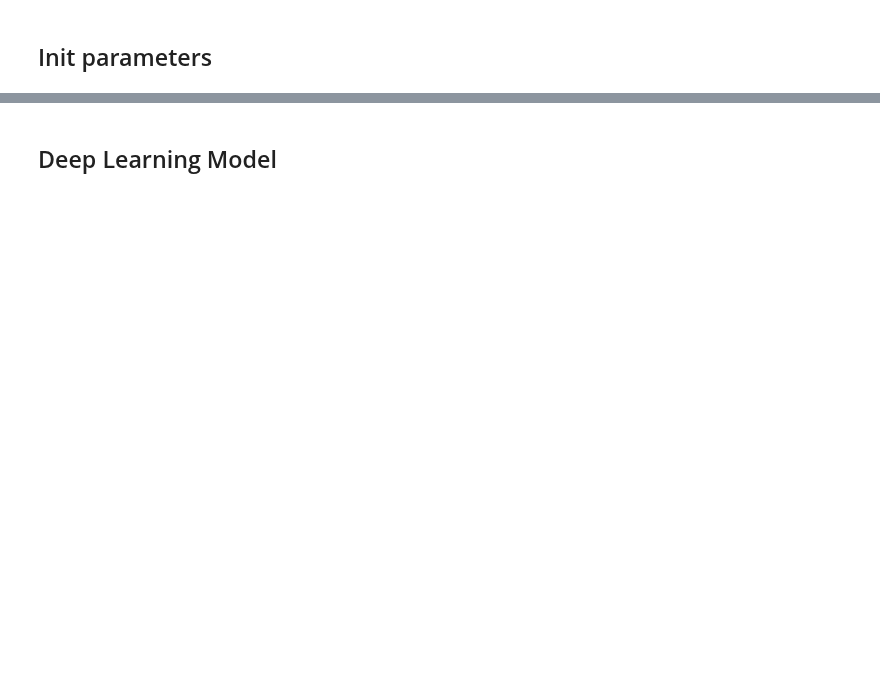
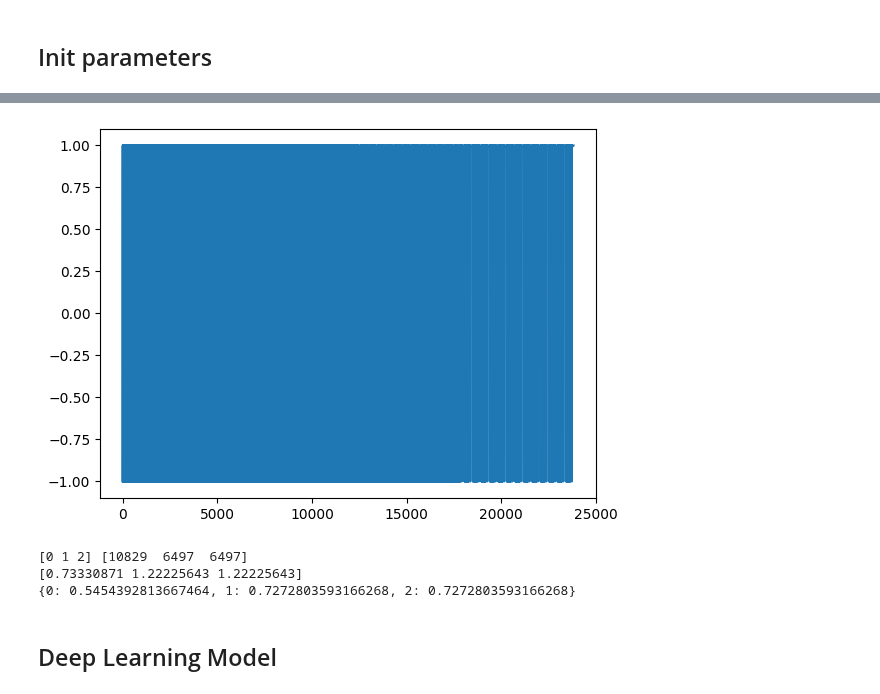
Before and after one commit to brunoodutra/Time_Series_Forecast, a Jupyter notebook: finance/AI/Classifcation/Experiments/Cryptos/deep_trade_crypto_classification_1D.ipynb, the cells around one changed output, grey strips where cells are left out. Drawn from its saved outputs; the diff is of its cells as text; code cells hidden in the pictures; blank space fills up the shorter version.

```diff
--- a/finance/AI/Classifcation/Experiments/Cryptos/deep_trade_crypto_classification_1D.ipynb
+++ b/finance/AI/Classifcation/Experiments/Cryptos/deep_trade_crypto_classification_1D.ipynb
@@ -46,7 +56,7 @@ features_indicators=[ 'Close', 'Open', 'High', 'Low', 'Volume','Volume_log',
 #features_indicators=['SCP', 'RSI_14', 'Williams_R', 'MFI','MACD']
 
 
-features_indicators=['Close','SCP', 'RSI_14', 'Williams_R', 'MFI','MACD',
+features_indicators=['SCP', 'RSI_14', 'Williams_R', 'MFI','MACD',
                      'EMA9', 'EMA20', 'EMA50', 'EMA100', 'EMA200', 'MA111', 'MA350',
                      'Bollinger_Bands_Upper', 'Bollinger_Bands_Middle', 'Bollinger_Bands_Lower',
                      'CCI',  'ROC', 'Chaikin_Money_Flow']
@@ -72,3 +81,13 @@ trade=['Hold','Buy','Sell']
 # model parameters
 input_shape = (lookback, len(features_indicators))
 n_classes = len(trade)
+# %%
+SHD=scrapingHistoricalData()
+date_now = datetime.date.today()
+cryptos_df = SHD.get_crypto_historical_data(['BTC'], '4h', '2018-01-01', date_now.strftime('%Y-%m-%d'))
+
+split_data=FeaturesDataGenerator().split_data
+X_train, X_val, T_train, T_val=split_data(cryptos_df['Close'].values, cryptos_df['Date'], factor=0.80)
+X_val, X_test, T_val, T_test=split_data(X_val.T, T_val, factor=0.5)
+
+X_data_gen_train = FeaturesDataGenerator(cryptos_df[cryptos_df['Date'].isin(T_train)].iloc[:,:], datatype='2D', predict_type='both', lookback = lookback, pred_days = pred_days, buy_sell_threshold=buy_sell_threshold, shuffle= shuffle, batch_size=batch_size, selected_features = features_indicators, data_augmentation=data_augmentation, min_max_norm_features=[min_norm, max_norm])
@@ -75,2 +102,26 @@ n_classes = len(trade)
+# %%
+plt.plot(X_data_gen_train.features[:,-1,0])
+plt.show()
+# %% [output]
+[figure, added]
+# %%
+Y_train_categorical=np.argmax(X_data_gen_train.y_classification,axis=1)
+
+n_classes, counts=np.unique(Y_train_categorical, return_counts=True)
+print(n_classes, counts)
+output_class_weights = class_weight.compute_class_weight('balanced', classes=n_classes, y=np.argmax(X_data_gen_train.y_classification,axis=1))
+
+print(output_class_weights)
+
+# Formula used - Naive method where
+# weight = 1 - (no. of samples present / total no. of samples)
+# So more the samples, lower the weight
+
+weight_dict = {k: (1 - (v / counts.sum())) for k, v in enumerate(counts)}
+print(weight_dict)
+# %% [output]
+[0 1 2] [10829  6497  6497]
+[0.73330871 1.22225643 1.22225643]
+{0: 0.5454392813667464, 1: 0.7272803593166268, 2: 0.7272803593166268}
 # %% [markdown]
 ## Deep Learning Model
```
Also changed, not shown: parts of 34 cells of this notebook, 7 other files.
